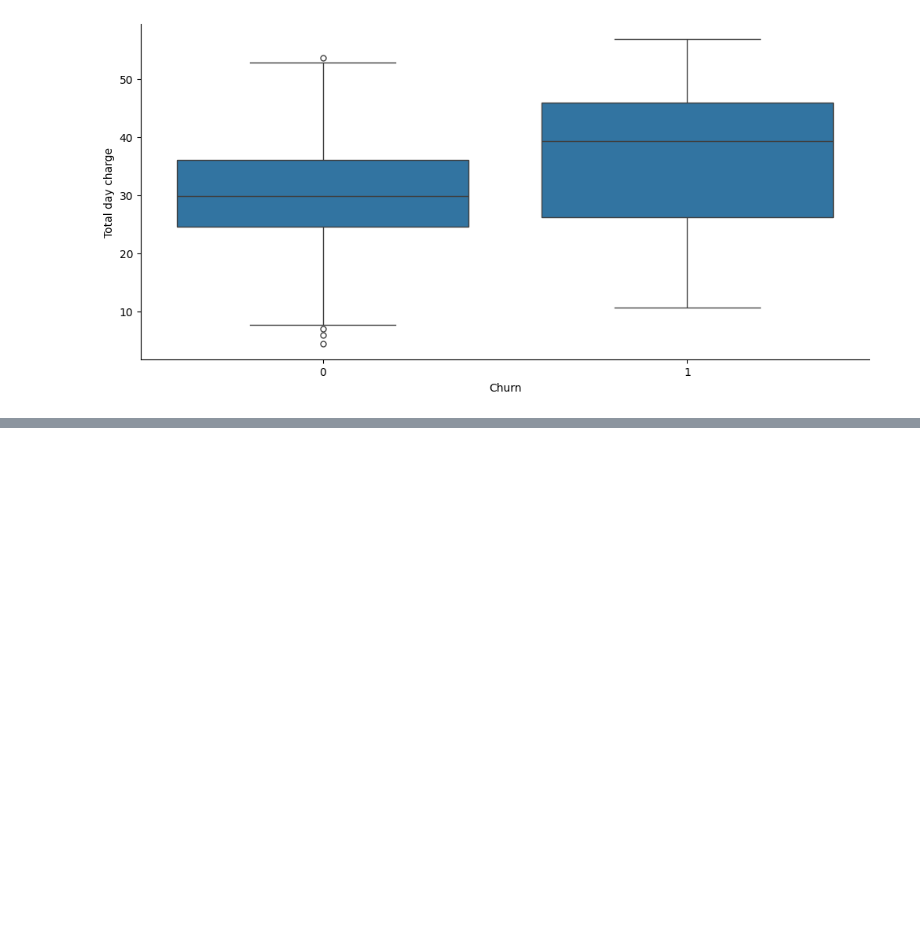
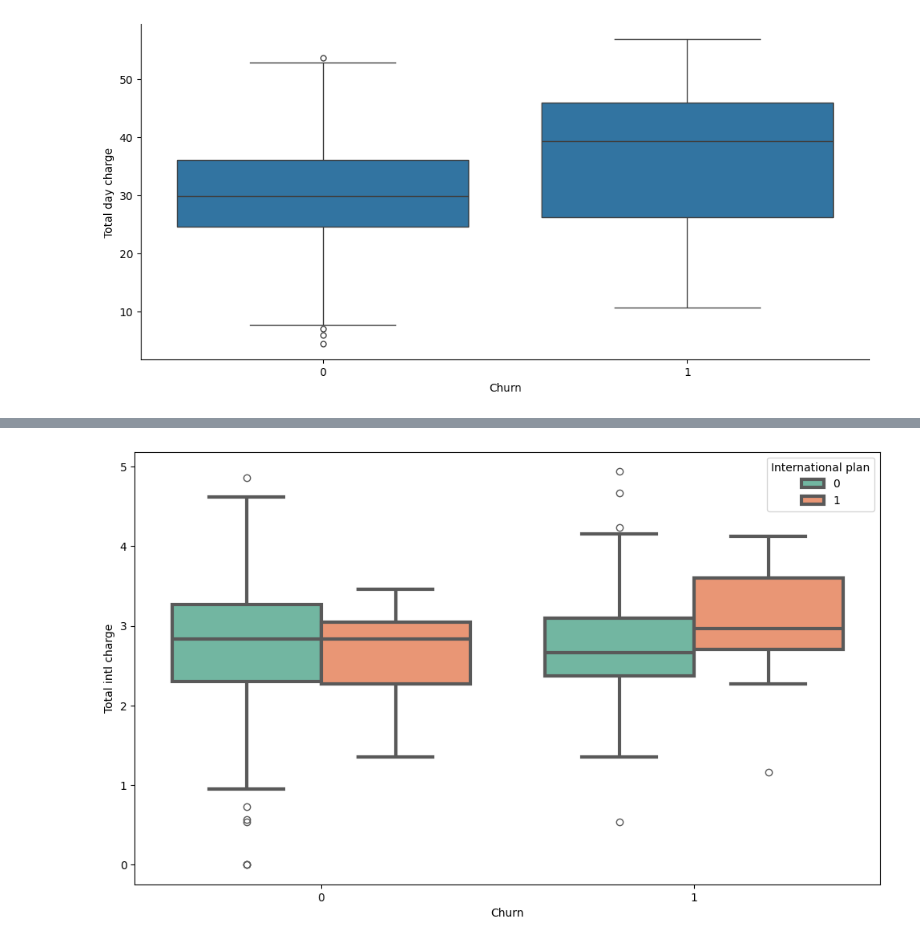
Before and after one commit to iwhite-booth21/PythonistaPractice, a Jupyter notebook: Python Statistical Plots Visualizing & Analyzing Data Using Seaborn/BoxPlots.ipynb, the cells around one changed output, grey strips where cells are left out. Cells and saved outputs as stored; diff of their text form; code cells hidden in the pictures; blank space fills up the shorter version.

```diff
--- a/Python Statistical Plots Visualizing & Analyzing Data Using Seaborn/BoxPlots.ipynb
+++ b/Python Statistical Plots Visualizing & Analyzing Data Using Seaborn/BoxPlots.ipynb
@@ -62,0 +78,8 @@ sns.catplot(x = "Churn", y = "Total day charge", kind = "box", data = t_data, as
+# %%
+# Using the linewidth param to make lines more prominent in plot
+
+f, ax = plt.subplots(figsize = (12, 7))
+sns.boxplot(x = 'Churn', y = 'Total intl charge', hue = 'International plan',
+            palette = 'Set2', linewidth = 3, data = t_data);
+# %% [output]
+[figure, added]
```
Also changed, not shown: parts of 10 cells of this notebook.
